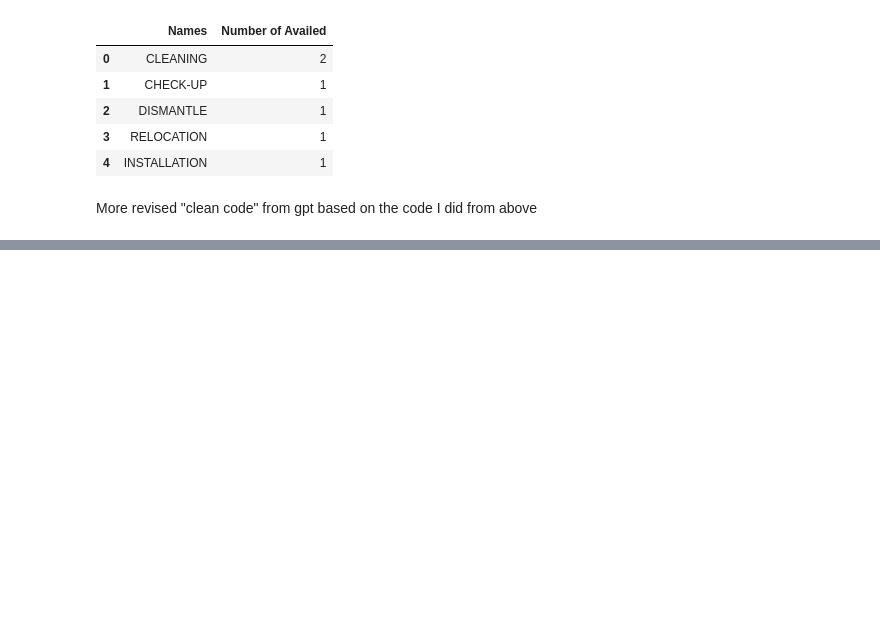
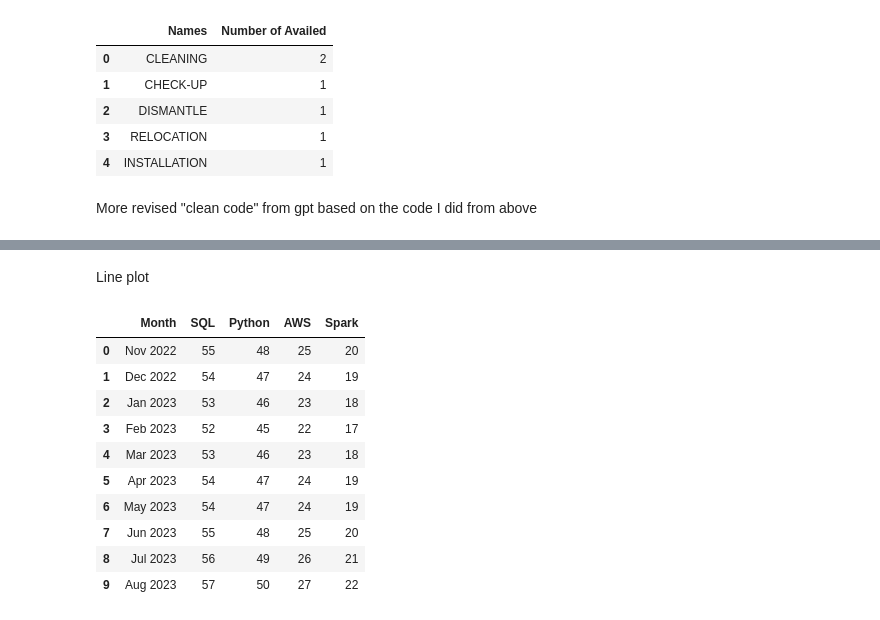
Before and after one commit to Alexander040105/self-learning-projects, a Jupyter notebook: csv_project/aral_pandas/self_activity.ipynb, the cells around one changed output, grey strips where cells are left out. Saved outputs shown, nothing was run; the diff lists cells and outputs as text; code cells hidden in the pictures; blank space fills up the shorter version.

```diff
--- a/csv_project/aral_pandas/self_activity.ipynb
+++ b/csv_project/aral_pandas/self_activity.ipynb
@@ -1042,0 +1075,46 @@ fig.show()
+# %% [markdown]
+Line plot
+# %%
+import pandas as pd
+import plotly.express as px
+
+# Sample data
+data = {
+    'Month': ['Nov 2022', 'Dec 2022', 'Jan 2023', 'Feb 2023', 'Mar 2023', 'Apr 2023', 'May 2023', 'Jun 2023', 'Jul 2023', 'Aug 2023'],
+    'SQL': [55, 54, 53, 52, 53, 54, 54, 55, 56, 57],
+    'Python': [48, 47, 46, 45, 46, 47, 47, 48, 49, 50],
+    'AWS': [25, 24, 23, 22, 23, 24, 24, 25, 26, 27],
+    'Spark': [20, 19, 18, 17, 18, 19, 19, 20, 21, 22],
+}
+
+# Convert to DataFrame
+df = pd.DataFrame(data)
+
+# Melt the DataFrame to a long format
+df_melted = df.melt(id_vars=['Month'], var_name='Skill', value_name='Percentage')
+
+# Create the line plot
+fig = px.line(df_melted, x='Month', y='Percentage', color='Skill', title='Percentage of Data Skills Mentioned in Job Posts')
+
+# Customize the layout
+fig.update_layout(
+    xaxis_title='Month',
+    yaxis_title='Percentage Mentioned (%)',
+    legend_title='Skill'
+)
+
+# Show the plot
+fig.show()
+df
+# %% [output]
+|  | Month | SQL | Python | AWS | Spark |
+| 0 | Nov 2022 | 55 | 48 | 25 | 20 |
+| 1 | Dec 2022 | 54 | 47 | 24 | 19 |
+| 2 | Jan 2023 | 53 | 46 | 23 | 18 |
+| 3 | Feb 2023 | 52 | 45 | 22 | 17 |
+| 4 | Mar 2023 | 53 | 46 | 23 | 18 |
+| 5 | Apr 2023 | 54 | 47 | 24 | 19 |
+| 6 | May 2023 | 54 | 47 | 24 | 19 |
+| 7 | Jun 2023 | 55 | 48 | 25 | 20 |
+| 8 | Jul 2023 | 56 | 49 | 26 | 21 |
+| 9 | Aug 2023 | 57 | 50 | 27 | 22 |
```
Also changed, not shown: parts of 2 cells of this notebook, 1 other file.
